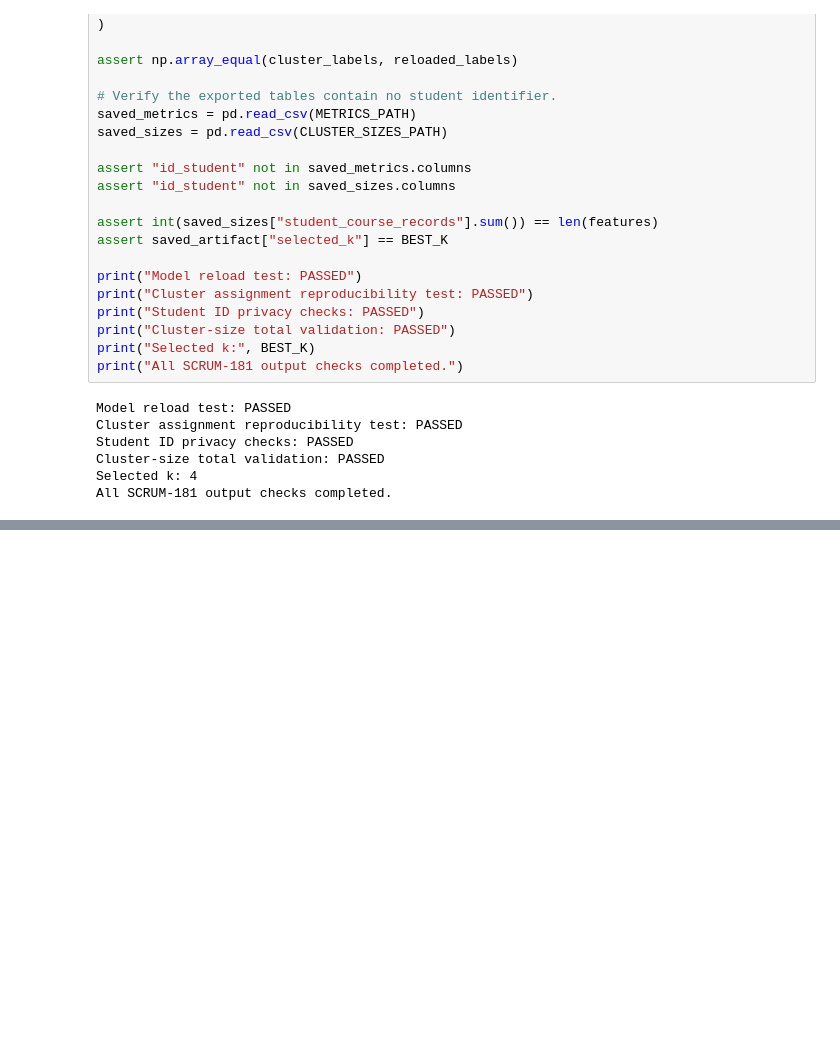
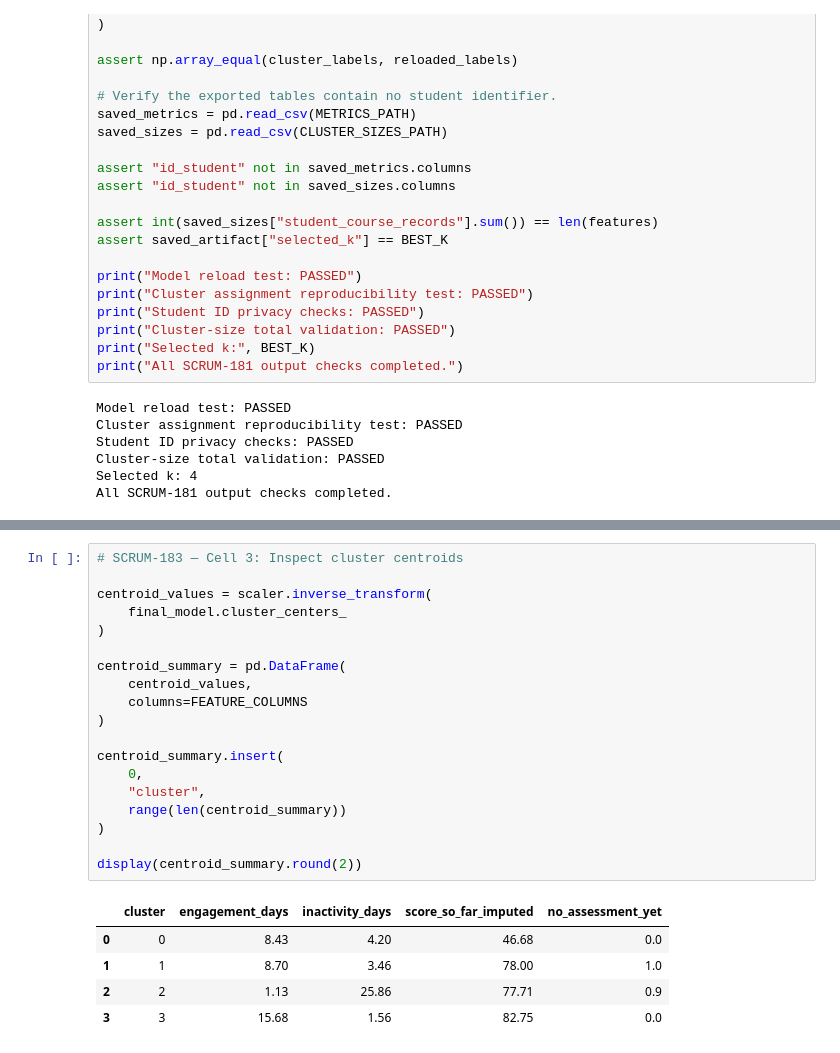
Before and after one commit to SruthiGS-Gito/sar-ai-early-warning-intervention-recommender, a Jupyter notebook: notebooks/student_academic_risk.ipynb, the cells around one changed output, grey strips where cells are left out. Drawn from its saved outputs; the diff is of its cells as text; blank space fills up the shorter version.

```diff
--- a/notebooks/student_academic_risk.ipynb
+++ b/notebooks/student_academic_risk.ipynb
@@ -2985,0 +3179,25 @@ All SCRUM-181 output checks completed.
+# %%
+# SCRUM-183 — Cell 3: Inspect cluster centroids
+
+centroid_values = scaler.inverse_transform(
+    final_model.cluster_centers_
+)
+
+centroid_summary = pd.DataFrame(
+    centroid_values,
+    columns=FEATURE_COLUMNS
+)
+
+centroid_summary.insert(
+    0,
+    "cluster",
+    range(len(centroid_summary))
+)
+
+display(centroid_summary.round(2))
+# %% [output]
+|  | cluster | engagement_days | inactivity_days | score_so_far_imputed | no_assessment_yet |
+| 0 | 0 | 8.43 | 4.20 | 46.68 | 0.0 |
+| 1 | 1 | 8.70 | 3.46 | 78.00 | 1.0 |
+| 2 | 2 | 1.13 | 25.86 | 77.71 | 0.9 |
+| 3 | 3 | 15.68 | 1.56 | 82.75 | 0.0 |
```
Also changed, not shown: parts of 19 cells of this notebook.
